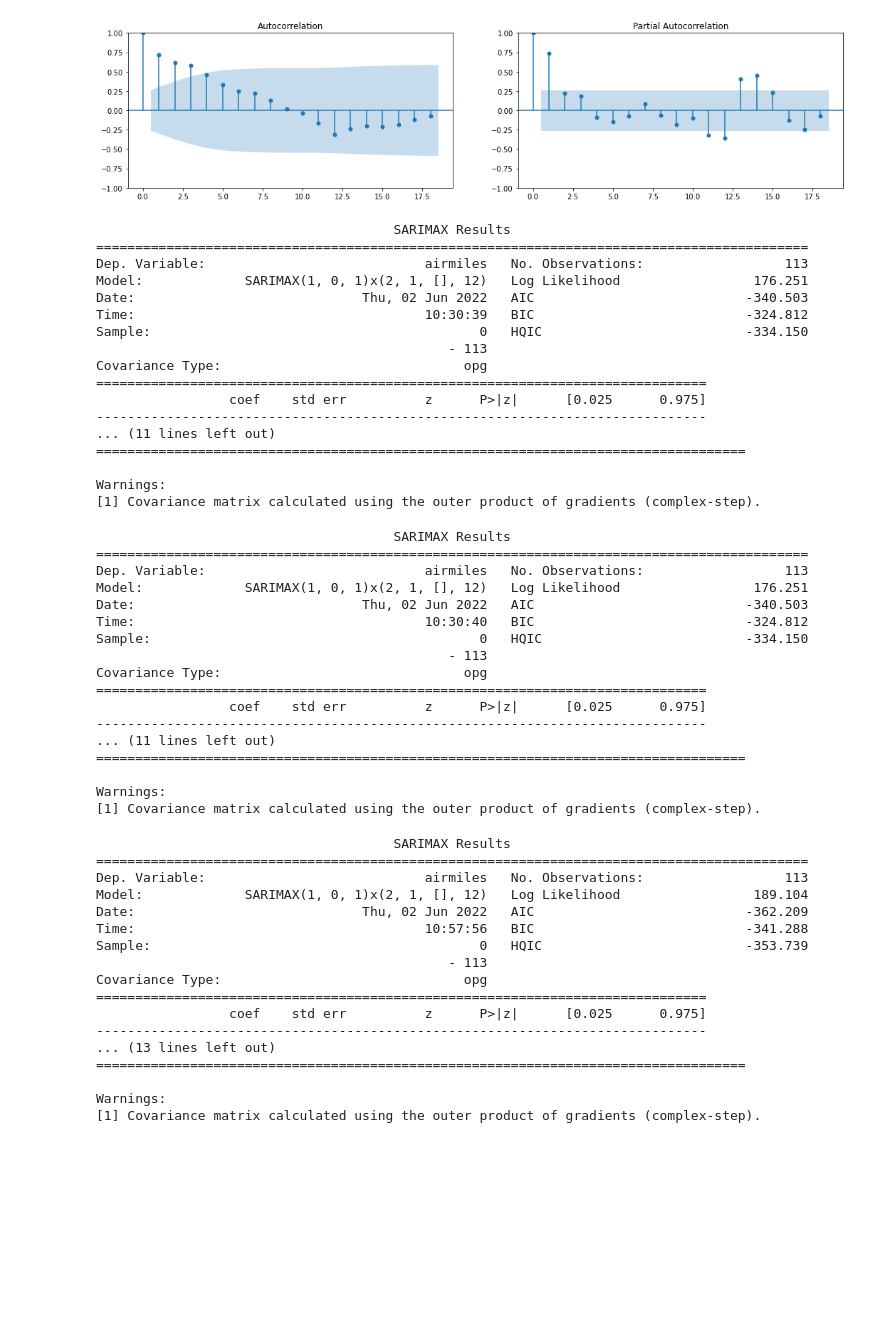
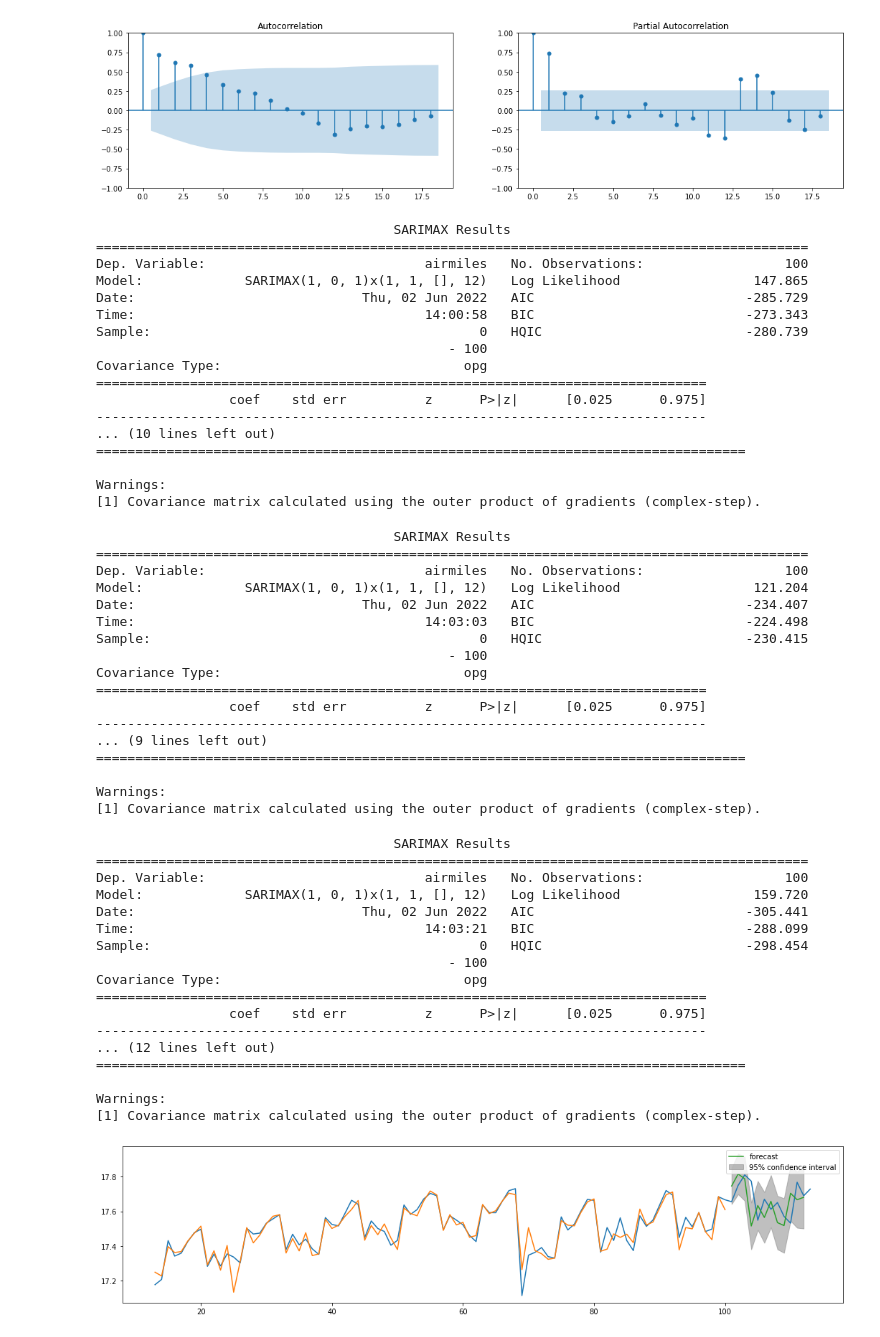
Before and after one commit to charlieromano/TimeSeries, a Jupyter notebook: Scripts/intervention_analysis.ipynb, the cells around one changed output. Drawn from its saved outputs; the diff is of its cells as text; code cells hidden in the pictures; blank space fills up the shorter version.

```diff
--- a/Scripts/intervention_analysis.ipynb
+++ b/Scripts/intervention_analysis.ipynb
@@ -29,79 +25,86 @@ plot_pacf(seasonal_dif.dropna(), ax=ax[1]);
 # %% [output]
 [figure]
 # %%
-exog = np.zeros(len(airmiles))
+exog = np.zeros(len(airmiles_tr))
 exog[68] = 1
 
-model = SARIMAX(endog = np.log(airmiles.airmiles), exog = exog, order=(1,0,1), seasonal_order = (2,1,0,12))
+model = SARIMAX(endog = np.log(airmiles_tr.airmiles), exog = exog, order=(1,0,1), seasonal_order = (1,1,0,12))
 model_fit = model.fit(disp=False,method='bfgs')
 print(model_fit.summary())
 # %% [output]
                                       SARIMAX Results
 ===========================================================================================
-Dep. Variable:                            airmiles   No. Observations:                  113
-Model:             SARIMAX(1, 0, 1)x(2, 1, [], 12)   Log Likelihood                 176.251
-Date:                             Thu, 02 Jun 2022   AIC                           -340.503
-Time:                                     10:30:39   BIC                           -324.812
-Sample:                                          0   HQIC                          -334.150
-                                             - 113
+Dep. Variable:                            airmiles   No. Observations:                  100
+Model:             SARIMAX(1, 0, 1)x(1, 1, [], 12)   Log Likelihood                 147.865
+Date:                             Thu, 02 Jun 2022   AIC                           -285.729
+Time:                                     14:00:58   BIC                           -273.343
+Sample:                                          0   HQIC                          -280.739
+                                             - 100
 Covariance Type:                               opg
 ==============================================================================
                  coef    std err          z      P>|z|      [0.025      0.975]
 ------------------------------------------------------------------------------
-... (11 lines left out)
+... (10 lines left out)
 ===================================================================================
 
 Warnings:
 [1] Covariance matrix calculated using the outer product of gradients (complex-step).
 # %%
-model_noint = SARIMAX(endog = np.log(airmiles.airmiles), order=(1,0,1), seasonal_order = (1,1,0,12))
+model_noint = SARIMAX(endog = np.log(airmiles_tr.airmiles), order=(1,0,1), seasonal_order = (1,1,0,12))
 model_noint_fit = model_noint.fit(disp=False,method='bfgs')
-print(model_fit.summary())
+print(model_noint_fit.summary())
 # %% [output]
                                       SARIMAX Results
 ===========================================================================================
-Dep. Variable:                            airmiles   No. Observations:                  113
-Model:             SARIMAX(1, 0, 1)x(2, 1, [], 12)   Log Likelihood                 176.251
-Date:                             Thu, 02 Jun 2022   AIC                           -340.503
-Time:                                     10:30:40   BIC                           -324.812
-Sample:                                          0   HQIC                          -334.150
-                                             - 113
+Dep. Variable:                            airmiles   No. Observations:                  100
+Model:             SARIMAX(1, 0, 1)x(1, 1, [], 12)   Log Likelihood                 121.204
+Date:                             Thu, 02 Jun 2022   AIC                           -234.407
+Time:                                     14:03:03   BIC                           -224.498
+Sample:                                          0   HQIC                          -230.415
+                                             - 100
 Covariance Type:                               opg
 ==============================================================================
                  coef    std err          z      P>|z|      [0.025      0.975]
 ------------------------------------------------------------------------------
-... (11 lines left out)
+... (9 lines left out)
 ===================================================================================
 
 Warnings:
 [1] Covariance matrix calculated using the outer product of gradients (complex-step).
 # %%
-exog = np.zeros([len(airmiles),3])
+exog = np.zeros([len(airmiles_tr),3])
 exog[68,0] = 1
 exog[69,1] = 1
 exog[70,2] = 1
 
-model_arexog = SARIMAX(endog = np.log(airmiles.airmiles), exog = exog, order=(1,0,1), seasonal_order = (2,1,0,12))
+model_arexog = SARIMAX(endog = np.log(airmiles_tr.airmiles), exog = exog, order=(1,0,1), seasonal_order = (1,1,0,12))
 model_arexog_fit = model_arexog.fit(disp=False,method='bfgs')
-print(model_fit.summary())
+print(model_arexog_fit.summary())
 # %% [output]
                                       SARIMAX Results
 ===========================================================================================
-Dep. Variable:                            airmiles   No. Observations:                  113
-Model:             SARIMAX(1, 0, 1)x(2, 1, [], 12)   Log Likelihood                 189.104
-Date:                             Thu, 02 Jun 2022   AIC                           -362.209
-Time:                                     10:57:56   BIC                           -341.288
-Sample:                                          0   HQIC                          -353.739
-                                             - 113
+Dep. Variable:                            airmiles   No. Observations:                  100
+Model:             SARIMAX(1, 0, 1)x(1, 1, [], 12)   Log Likelihood                 159.720
+Date:                             Thu, 02 Jun 2022   AIC                           -305.441
+Time:                                     14:03:21   BIC                           -288.099
+Sample:                                          0   HQIC                          -298.454
+                                             - 100
 Covariance Type:                               opg
 ==============================================================================
                  coef    std err          z      P>|z|      [0.025      0.975]
 ------------------------------------------------------------------------------
-... (13 lines left out)
+... (12 lines left out)
 ===================================================================================
 
 Warnings:
 [1] Covariance matrix calculated using the outer product of gradients (complex-step).
+# %%
+fig, ax = plt.subplots(1,1,figsize=(18,4))
+ax.plot(np.log(airmiles[12:]))
+ax.plot(model_fit.fittedvalues[12:])
+plot_predict(model_fit, start= 101, end = len(airmiles)-1, ax=ax, exog=np.zeros(len(airmiles_te)));
+# %% [output]
+[figure, added]
 # %%
 fig, ax = plt.subplots(1,1,figsize=(18,4))
 ax.plot(np.log(airmiles[12:]))
```
Also changed, not shown: parts of 7 cells of this notebook.
